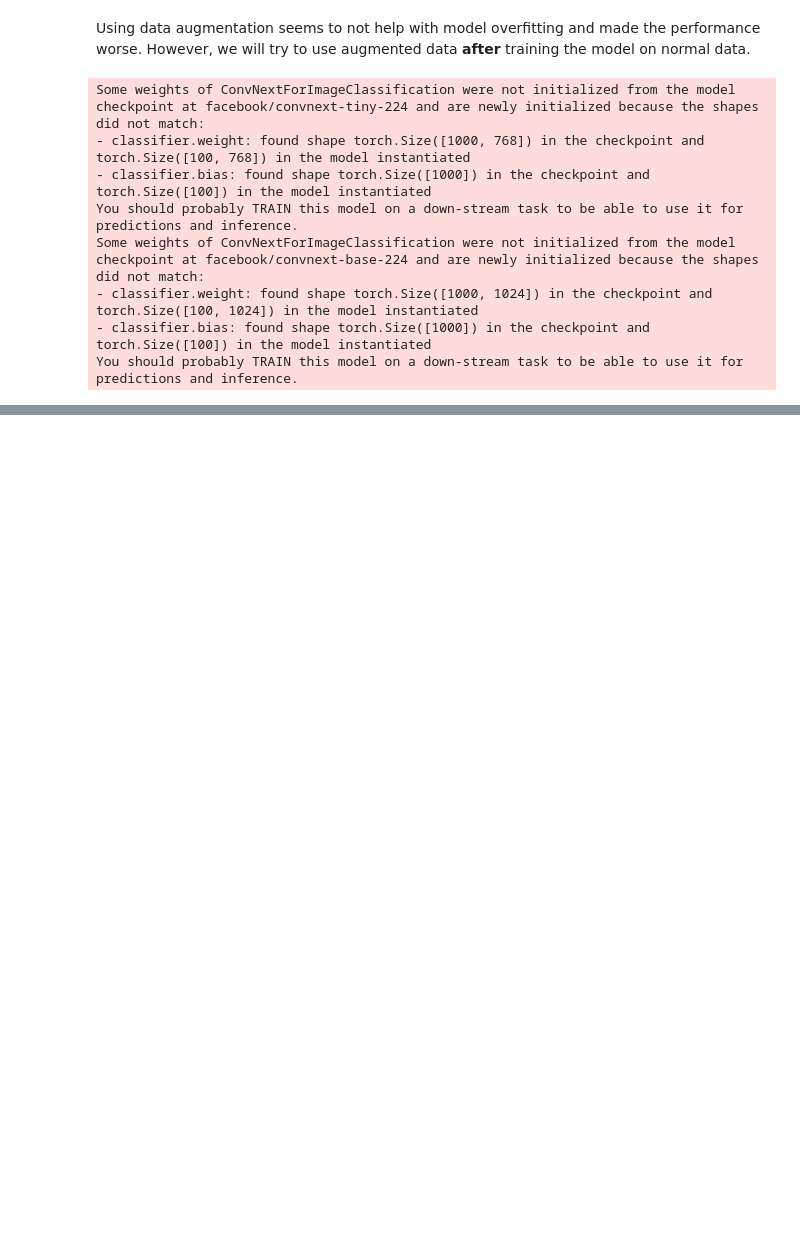
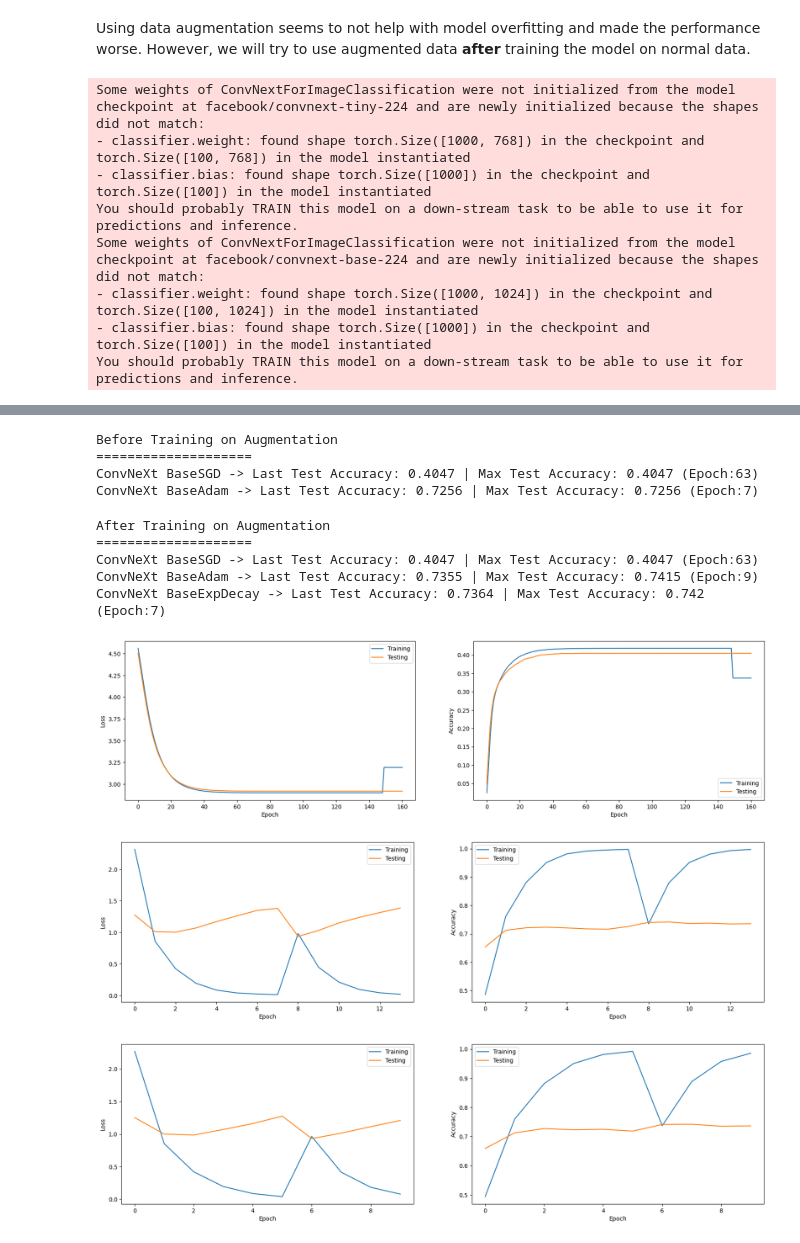
Before and after one commit to omzlette/JP-Intern-DL-IMG, a Jupyter notebook: ConvNeXt/code2-huggingface.ipynb, the cells around one changed output, grey strips where cells are left out. Cells and saved outputs as stored; diff of their text form; code cells hidden in the pictures; blank space fills up the shorter version.

```diff
--- a/ConvNeXt/code2-huggingface.ipynb
+++ b/ConvNeXt/code2-huggingface.ipynb
@@ -847,0 +1195,19 @@ ConvNeXt Base -> Last Test Accuracy: 0.7147 | Max Test Accuracy: 0.7165 (Epoch:2
+# %%
+base_adam = AutoModelForImageClassification.from_pretrained("facebook/convnext-base-224",
+                                                            num_labels=len(label_fine),
+                                                            label2id=label2id,
+                                                            id2label=id2label,
+                                                            ignore_mismatched_sizes=True)
+
+base_adam.to(device)
+models_adam = [base_adam]
+modelnames_adam = ['BaseAdam']
+
+# Loss function
+criterion_adam = nn.CrossEntropyLoss()
+
+# Optimizer
+optimizer_adam = torch.optim.Adam([{'params': model.parameters()} for model in models_adam], lr=5e-5, weight_decay=1e-8)
+
+# Learning rate scheduler
+adamLR = torch.optim.lr_scheduler.ExponentialLR(optimizer_adam, gamma=0.9)
@@ -847,0 +1219,2 @@ ConvNeXt Base -> Last Test Accuracy: 0.7147 | Max Test Accuracy: 0.7165 (Epoch:2
+# %%
+adam_datadict_noaug = train_model(models_adam, modelnames_adam, criterion_adam, optimizer_adam, adamLR, num_epochs=300, train_loader=train_loader, test_loader=test_loader, patience=5)
@@ -847,0 +1239,2 @@ ConvNeXt Base -> Last Test Accuracy: 0.7147 | Max Test Accuracy: 0.7165 (Epoch:2
+# %%
+adam_datadict_aug = train_model(models_adam, modelnames_adam, criterion_adam, optimizer_adam, adamLR, num_epochs=300, train_loader=aug_train_loader, test_loader=aug_test_loader, patience=5)
@@ -847,0 +1259,35 @@ ConvNeXt Base -> Last Test Accuracy: 0.7147 | Max Test Accuracy: 0.7165 (Epoch:2
+# %%
+print('Before Training on Augmentation')
+print('='*20)
+printTestAcc(sgd_datadict_noaug, modelnames_sgd)
+printTestAcc(adam_datadict_noaug, modelnames_adam)
+# %% [output]
+Before Training on Augmentation
+====================
+ConvNeXt BaseSGD -> Last Test Accuracy: 0.4047 | Max Test Accuracy: 0.4047 (Epoch:63)
+ConvNeXt BaseAdam -> Last Test Accuracy: 0.7256 | Max Test Accuracy: 0.7256 (Epoch:7)
+# %%
+sgd_datadict = concatenateDict(sgd_datadict_noaug, sgd_datadict_aug)
+adam_datadict = concatenateDict(adam_datadict_noaug, adam_datadict_aug)
+with open('models/ConvNeXt_BaseExpDecay_EpochDict.json', 'r') as fp:
+    adamW_datadict = json.load(fp)
+# %%
+print('After Training on Augmentation')
+print('='*20)
+printTestAcc(sgd_datadict, modelnames_sgd)
+printTestAcc(adam_datadict, modelnames_adam)
+printTestAcc(adamW_datadict, ['BaseExpDecay'])
+# %% [output]
+After Training on Augmentation
+====================
+ConvNeXt BaseSGD -> Last Test Accuracy: 0.4047 | Max Test Accuracy: 0.4047 (Epoch:63)
+ConvNeXt BaseAdam -> Last Test Accuracy: 0.7355 | Max Test Accuracy: 0.7415 (Epoch:9)
+ConvNeXt BaseExpDecay -> Last Test Accuracy: 0.7364 | Max Test Accuracy: 0.742 (Epoch:7)
+# %%
+lossAccPlot(sgd_datadict, modelnames_sgd)
+lossAccPlot(adam_datadict, modelnames_adam)
+lossAccPlot(adamW_datadict, ['BaseExpDecay'])
+# %% [output]
+[figure, added]
+[figure, added]
+[figure, added]
```
Also changed, not shown: parts of 55 cells of this notebook.
